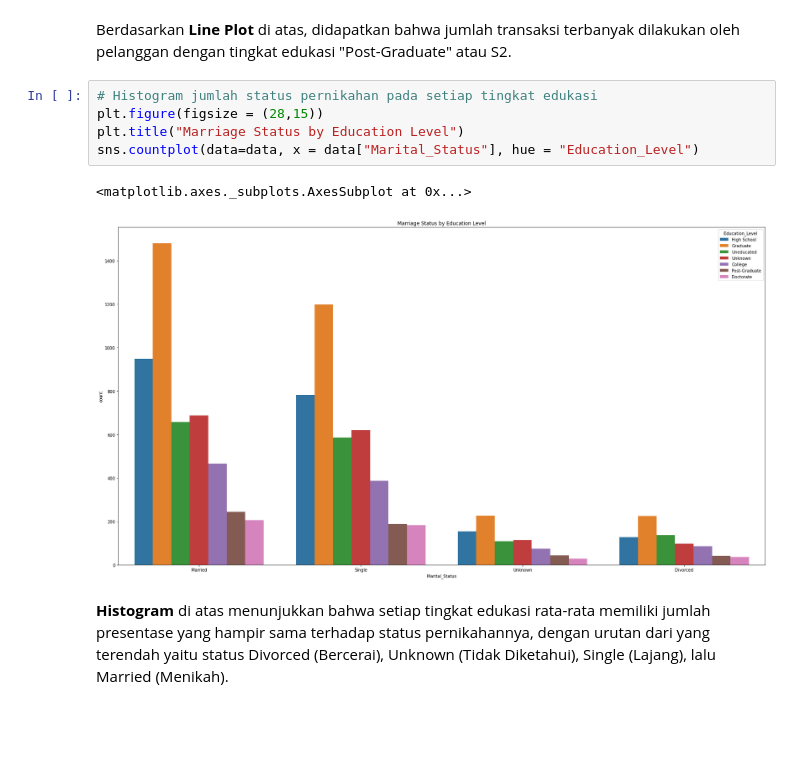
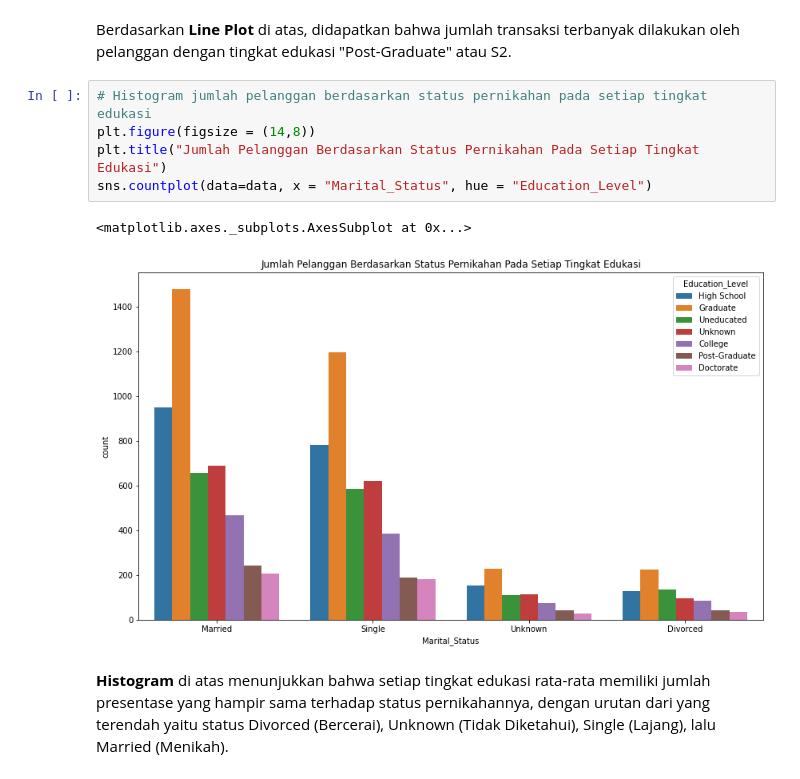
Before and after one commit to HaydarRizaldy/Bank-Customer-Statistics, a Jupyter notebook: Tugas_Besar_Statistika.ipynb, the cells around one changed output. Saved outputs shown, nothing was run; the diff lists cells and outputs as text; blank space fills up the shorter version.

```diff
--- a/Tugas_Besar_Statistika.ipynb
+++ b/Tugas_Besar_Statistika.ipynb
@@ -284,13 +282,13 @@ sns.lineplot(x = data['Education_Level'], y = data['Total_Trans_Ct'])
 # %% [markdown]
 Berdasarkan **Line Plot** di atas, didapatkan bahwa jumlah transaksi terbanyak dilakukan oleh pelanggan dengan tingkat edukasi "Post-Graduate" atau S2.
 # %%
-# Histogram jumlah status pernikahan pada setiap tingkat edukasi
-plt.figure(figsize = (28,15))
-plt.title("Marriage Status by Education Level")
-sns.countplot(data=data, x = data["Marital_Status"], hue = "Education_Level")
+# Histogram jumlah pelanggan berdasarkan status pernikahan pada setiap tingkat edukasi
+plt.figure(figsize = (14,8))
+plt.title("Jumlah Pelanggan Berdasarkan Status Pernikahan Pada Setiap Tingkat Edukasi")
+sns.countplot(data=data, x = "Marital_Status", hue = "Education_Level")
 # %% [output]
 <matplotlib.axes._subplots.AxesSubplot at 0x...>
-[figure, old version]
+[figure, new version]
 # %% [markdown]
 **Histogram** di atas menunjukkan bahwa setiap tingkat edukasi rata-rata memiliki jumlah presentase yang hampir sama terhadap status pernikahannya, dengan urutan dari yang terendah yaitu status Divorced (Bercerai), Unknown (Tidak Diketahui), Single (Lajang), lalu Married (Menikah).
 # %% [markdown]
```
Also changed, not shown: parts of 2 cells of this notebook.
